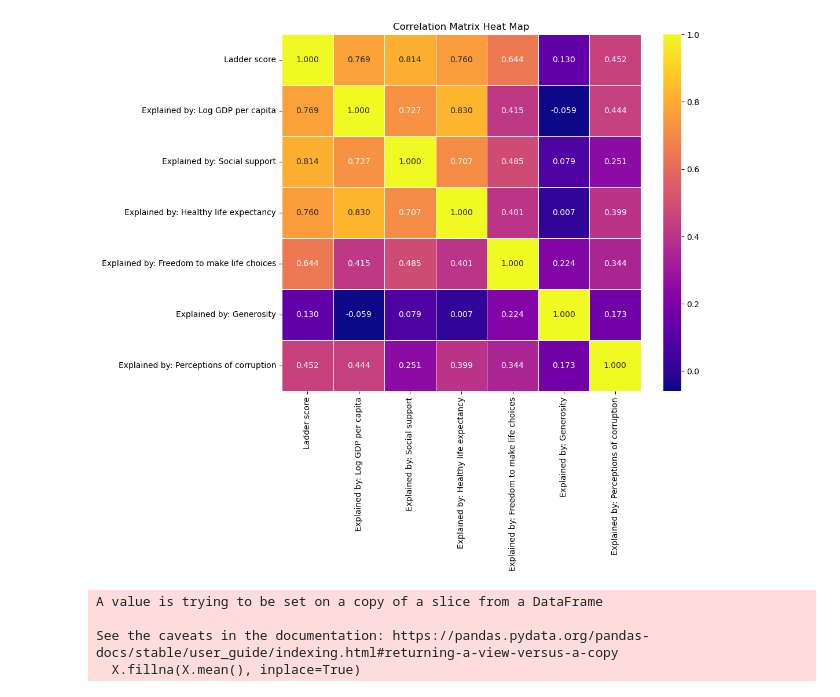
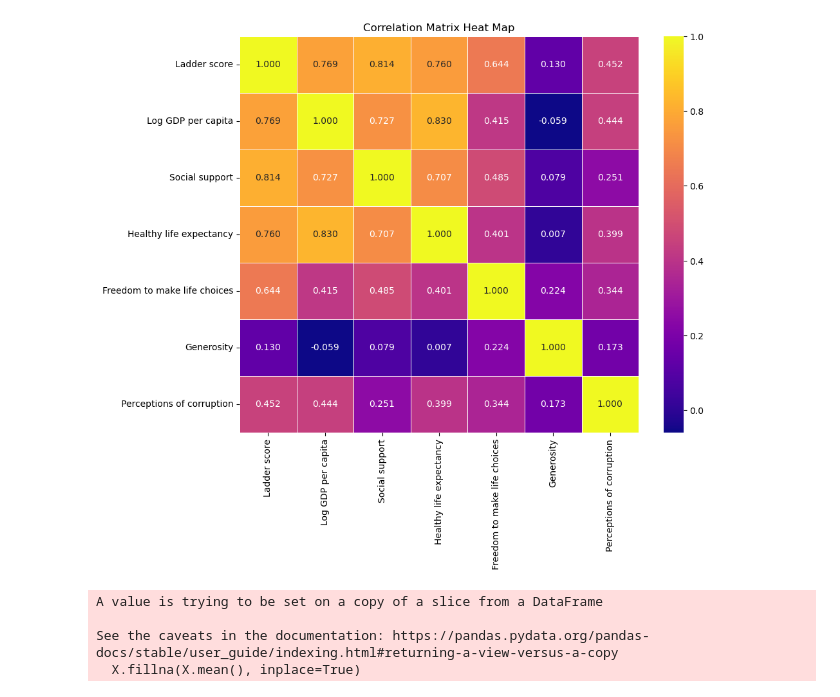
Before and after one commit to Sadullah4535/Accuracy-Comparison-of-Machine-Learning-Algorithms-on-World-Happiness-Index-Data, a Jupyter notebook: Code.ipynb, the cells around one changed output. Cells and saved outputs as stored; diff of their text form; code cells hidden in the pictures.

```diff
--- a/Code.ipynb
+++ b/Code.ipynb
@@ -2,6 +2,9 @@
 import pandas as pd
 # %%
 data=pd.read_csv('2024.csv')
+# %%
+# Sütun isimlerinden 'Explained by: ' ifadesini kaldır
+data.columns = data.columns.str.replace('Explained by: ', '', regex=False)
 # %%
 data.columns
 # %% [output]
@@ -27,27 +28,27 @@ data.describe()
 # %%
 import matplotlib.pyplot as plt # Import missing module
 import seaborn as sns # Also import Seaborn
 import numpy as np # Let's add NumPy (can be used for mask)
 
 # Define columns for Correlation Analysis
 columns = ['Ladder score',
-'Explained by: Log GDP per capita',
-'Explained by: Social support',
-'Explained by: Healthy life expectancy',
-'Explained by: Freedom to make life choices',
-'Explained by: Generosity',
-'Explained by: Perceptions of corruption']
+'Log GDP per capita',
+'Social support',
+'Healthy life expectancy',
+'Freedom to make life choices',
+'Generosity',
+'Perceptions of corruption']
 
 # Create the correlation matrix
 correlation_matrix = data[columns].corr()
 
 # Visualize the correlation matrix
 plt.figure(figsize=(10, 8))
 sns.heatmap(correlation_matrix, annot=True, cmap="plasma", fmt=".3f", linewidths=0.5)
 plt.title("Correlation Matrix Heat Map")
 plt.show()
 # %% [output]
-[figure, old version]
+[figure, new version]
 # %%
 import pandas as pd
 from sklearn.cluster import KMeans
```
Also changed, not shown: parts of 7 cells of this notebook.
